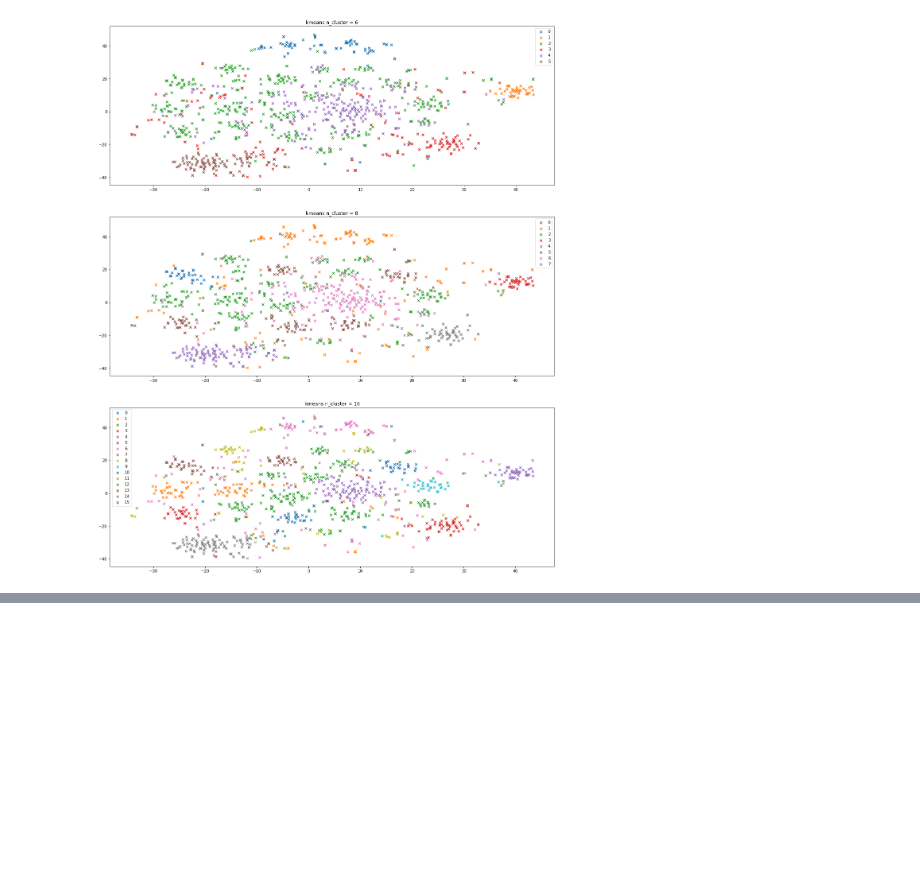
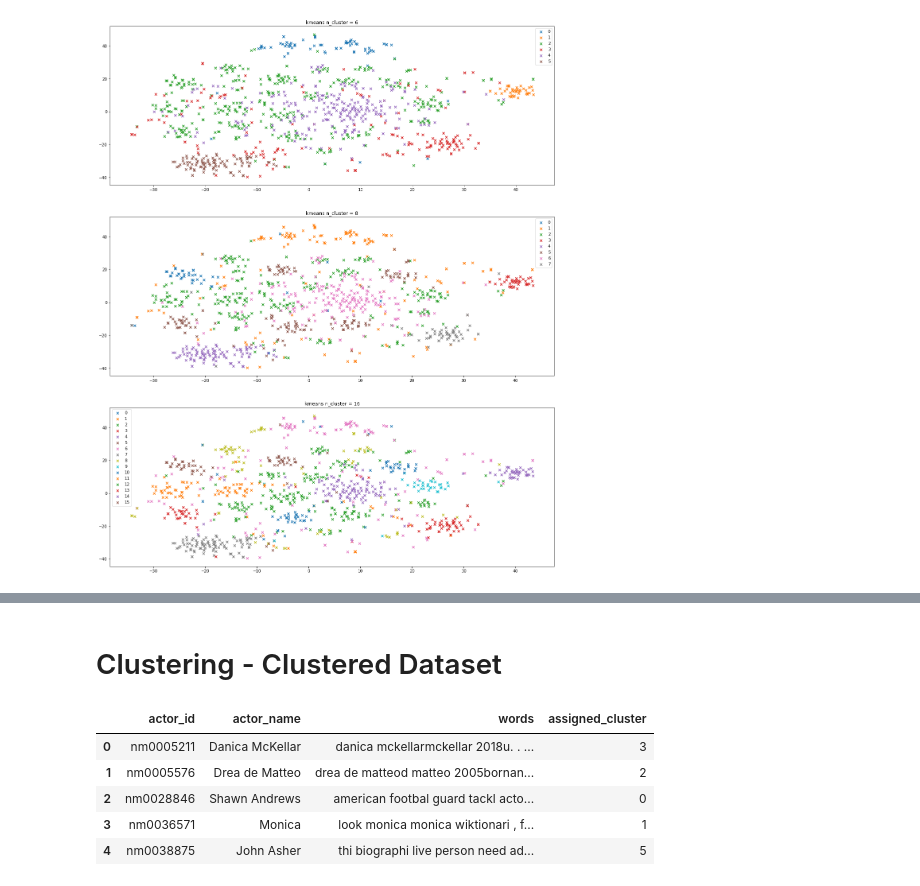
Before and after one commit to LuWang-zishuijing/ResumeClassifier, a Jupyter notebook: coding_test_on_1000p_data.ipynb, the cells around one changed output, grey strips where cells are left out. Cells and saved outputs as stored; diff of their text form; code cells hidden in the pictures; blank space fills up the shorter version.

```diff
--- a/coding_test_on_1000p_data.ipynb
+++ b/coding_test_on_1000p_data.ipynb
@@ -318,0 +356,2 @@ cluster 1:
+# %% [markdown]
+# Clustering - Clustered Dataset
@@ -318,0 +365,9 @@ cluster 1:
+# %%
+assigned_cluster_datasets.head()
+# %% [output]
+|  | actor_id | actor_name | words | assigned_cluster |
+| 0 | nm0005211 | Danica McKellar | danica mckellarmckellar 2018u. . ... | 3 |
+| 1 | nm0005576 | Drea de Matteo | drea de matteod matteo 2005bornan... | 2 |
+| 2 | nm0028846 | Shawn Andrews | american footbal guard tackl acto... | 0 |
+| 3 | nm0036571 | Monica | look monica monica wiktionari , f... | 1 |
+| 4 | nm0038875 | John Asher | thi biographi live person need ad... | 5 |
```
Also changed, not shown: parts of 33 cells of this notebook, 1 other file.
